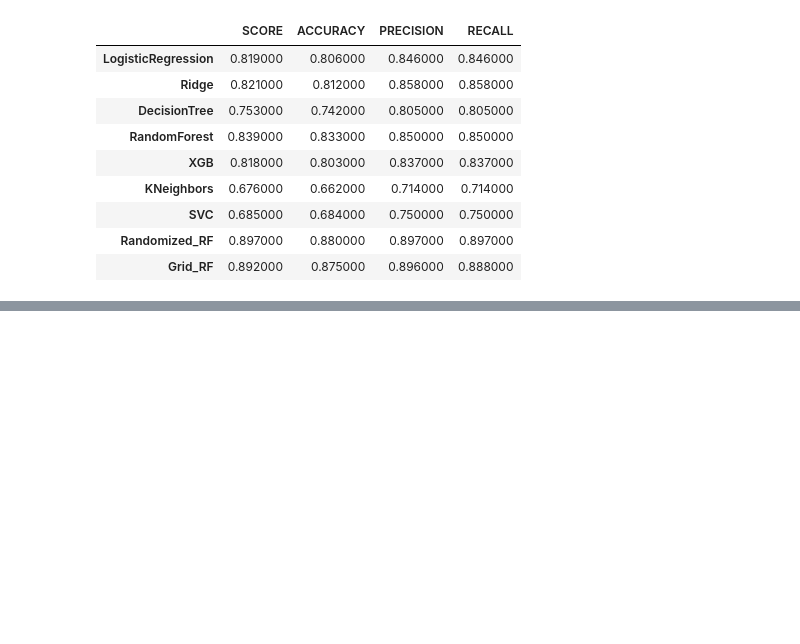
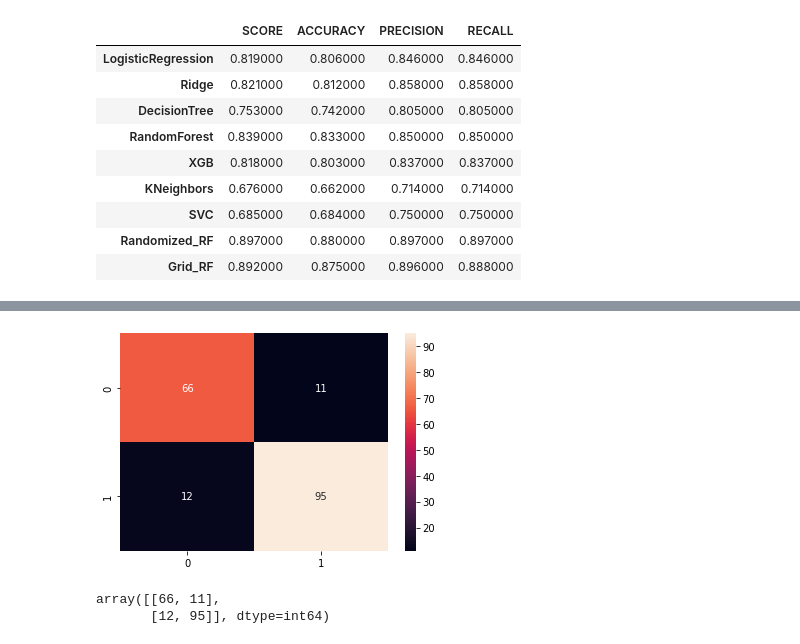
Before and after one commit to isoori/heartfailuree, a Jupyter notebook: Untitled.ipynb, the cells around one changed output, grey strips where cells are left out. Cells and saved outputs as stored; diff of their text form; code cells hidden in the pictures; blank space fills up the shorter version.

```diff
--- a/Untitled.ipynb
+++ b/Untitled.ipynb
@@ -294,0 +535,13 @@ result.T.style.highlight_max(color='lightgreen')
+# %%
+cn = confusion_matrix(y_test,new_predd)
+plt.xlabel('True Label')
+plt.ylabel("Predicted Label")
+sns.heatmap(cn,annot=True)
+plt.show()
+# %% [output]
+[figure, added]
+# %%
+cn
+# %% [output]
+array([[66, 11],
+       [12, 95]], dtype=int64)
```
Also changed, not shown: parts of 15 cells of this notebook.
